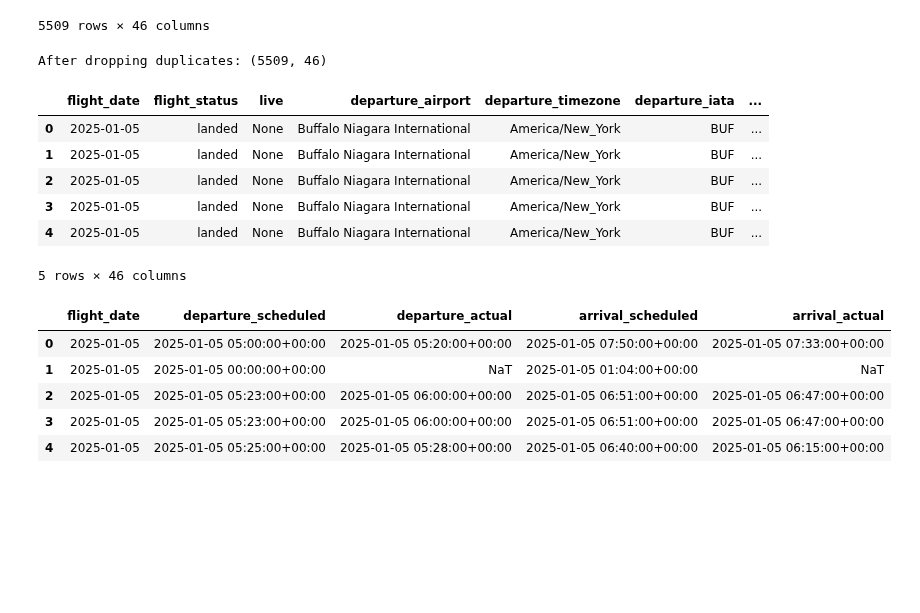
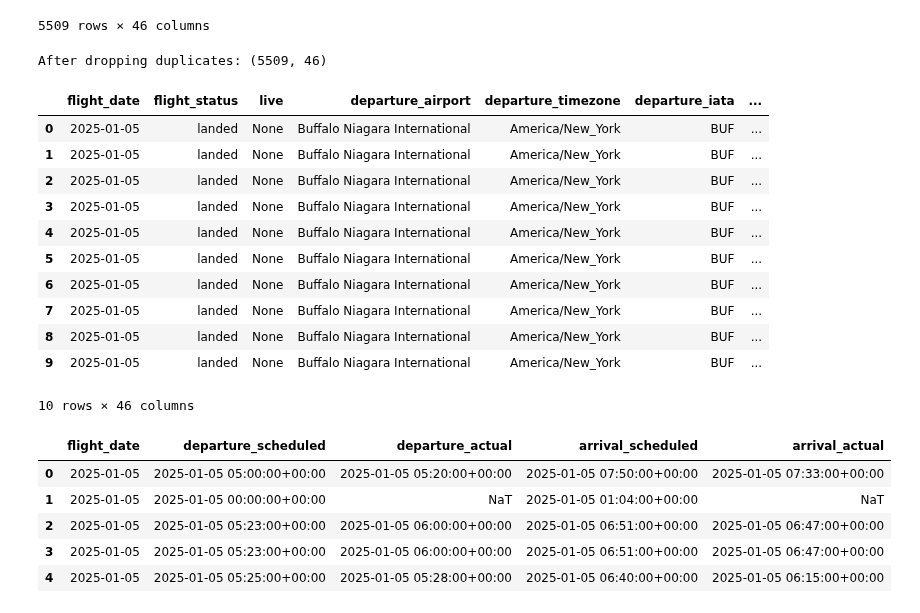
Before and after one commit to Iamkoss/cis9650_flight_data, a Jupyter notebook: fligh_data.ipynb, the cells around one changed output. Saved outputs shown, nothing was run; the diff lists cells and outputs as text; code cells hidden in the pictures; blank space fills up the shorter version.

```diff
--- a/fligh_data.ipynb
+++ b/fligh_data.ipynb
@@ -270,25 +221,30 @@ all_dfs = clean_data(all_dfs)
 # %%
 #clean up the entire data set (ie. fix the naming of some columns)
 
 #making a copy of the master set (in case of mess up)
 df = df_all.copy()
 #replacting the column names from . to a _ for easier reading
 df.columns = df.columns.str.lower().str.replace('.', '_')
 
 #remove any duplicates from main set
 df = df.drop_duplicates()
 print("After dropping duplicates:", df.shape)
 
-df.head()
+df.head(10)
 # %% [output]
 After dropping duplicates: (5509, 46)
 |  | flight_date | flight_status | live | departure_airport | departure_timezone | departure_iata | ... |
 | 0 | 2025-01-05 | landed | None | Buffalo Niagara International | America/New_York | BUF | ... |
 | 1 | 2025-01-05 | landed | None | Buffalo Niagara International | America/New_York | BUF | ... |
 | 2 | 2025-01-05 | landed | None | Buffalo Niagara International | America/New_York | BUF | ... |
 | 3 | 2025-01-05 | landed | None | Buffalo Niagara International | America/New_York | BUF | ... |
 | 4 | 2025-01-05 | landed | None | Buffalo Niagara International | America/New_York | BUF | ... |
+| 5 | 2025-01-05 | landed | None | Buffalo Niagara International | America/New_York | BUF | ... |
+| 6 | 2025-01-05 | landed | None | Buffalo Niagara International | America/New_York | BUF | ... |
+| 7 | 2025-01-05 | landed | None | Buffalo Niagara International | America/New_York | BUF | ... |
+| 8 | 2025-01-05 | landed | None | Buffalo Niagara International | America/New_York | BUF | ... |
+| 9 | 2025-01-05 | landed | None | Buffalo Niagara International | America/New_York | BUF | ... |
-5 rows × 46 columns
+10 rows × 46 columns
 # %%
 #convert the date and time columns to datetime
 
```
Also changed, not shown: parts of 4 cells of this notebook.
